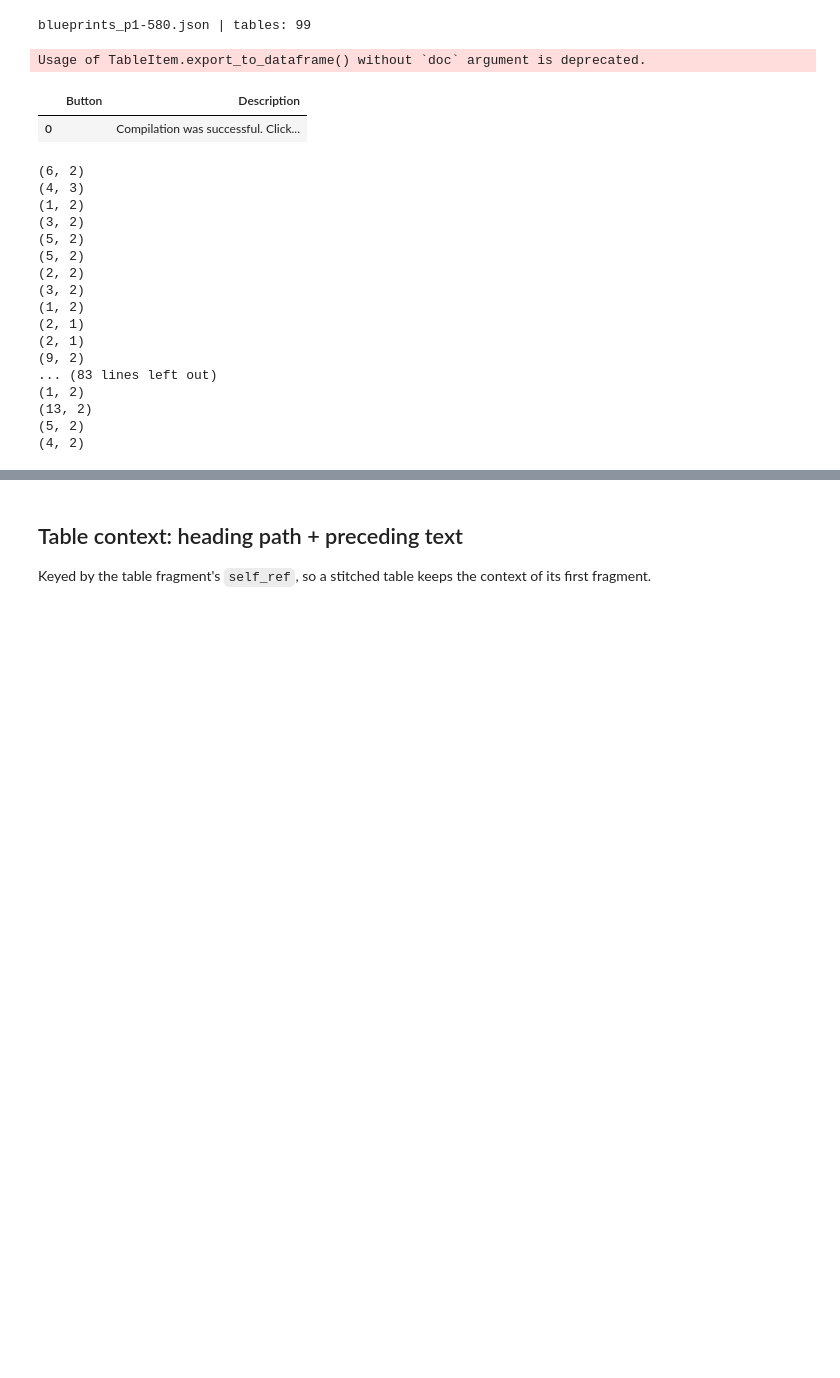
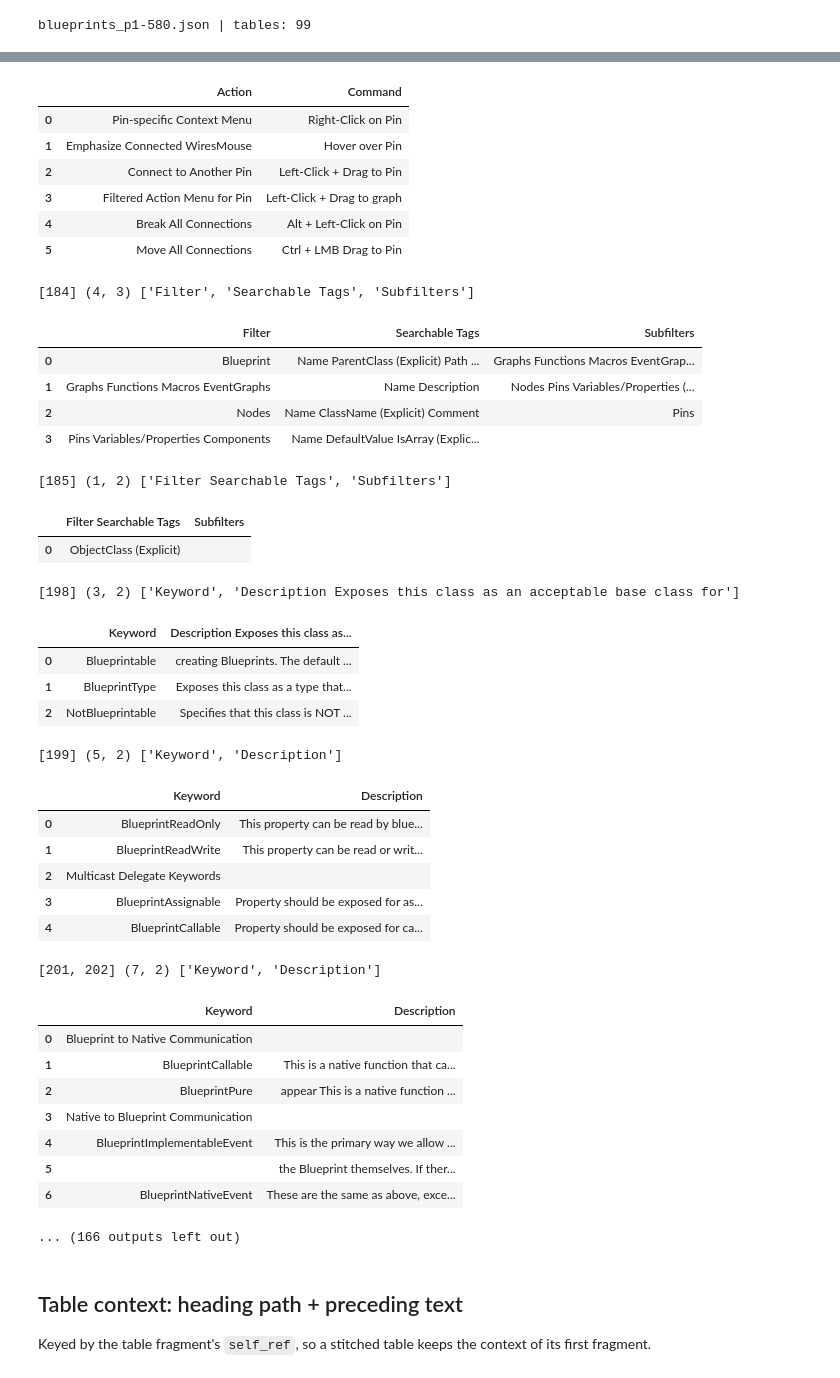
Before and after one commit to OMR125/UE5.7-RAG, a Jupyter notebook: notebooks/tableExtraction.ipynb, the cells around one changed output, grey strips where cells are left out. Cells and saved outputs as stored; diff of their text form; code cells hidden in the pictures; blank space fills up the shorter version.

Commit message:
cleaned notebook and testing the quality of tables retrieved

```diff
--- a/notebooks/tableExtraction.ipynb
+++ b/notebooks/tableExtraction.ipynb
@@ -53,38 +38,6 @@ doc = load_document()
 print(DOC_JSON.name, "| tables:", len(doc.tables))
 # %% [output]
 blueprints_p1-580.json | tables: 99
-# %%
-import pandas as pd
-pd.set_option("display.max_colwidth", None)
-
-table = doc.tables[-4]
-table_df = table.export_to_dataframe()
-table_df
-# %% [output]
-Usage of TableItem.export_to_dataframe() without `doc` argument is deprecated.
-|  | Button | Description |
-| 0 |  | Compilation was successful. Click... |
-# %%
-for table in doc.tables:
-    print(table.export_to_dataframe(doc=doc).shape)
-# %% [output]
-(6, 2)
-(4, 3)
-(1, 2)
-(3, 2)
-(5, 2)
-(5, 2)
-(2, 2)
-(3, 2)
-(1, 2)
-(2, 1)
-(2, 1)
-(9, 2)
-... (83 lines left out)
-(1, 2)
-(13, 2)
-(5, 2)
-(4, 2)
 # %%
 import re
 def clean(text) -> str:
@@ -147,10 +100,13 @@ def stitch_tables(doc):
         tables.append({"df": df, "pages": [page]})
     return tables
 # %%
+from IPython.display import display
+
 tables = stitch_tables(doc)
 print(len(doc.tables), "fragments ->", len(tables), "tables")
 for t in tables:
-        print(t["pages"], t["df"].shape, list(t["df"].columns)[:3])
+    print(t["pages"], t["df"].shape, list(t["df"].columns)[:3])
+    display(t["df"])
 # %% [output]
 99 fragments -> 89 tables
 [136] (6, 2) ['Action', 'Command']
@@ -172,3 +113,41 @@ for t in tables:
+|  | Action | Command |
+| 0 | Pin-specific Context Menu | Right-Click on Pin |
+| 1 | Emphasize Connected WiresMouse | Hover over Pin |
+| 2 | Connect to Another Pin | Left-Click + Drag to Pin |
+| 3 | Filtered Action Menu for Pin | Left-Click + Drag to graph |
+| 4 | Break All Connections | Alt + Left-Click on Pin |
+| 5 | Move All Connections | Ctrl + LMB Drag to Pin |
+[184] (4, 3) ['Filter', 'Searchable Tags', 'Subfilters']
+|  | Filter | Searchable Tags | Subfilters |
+| 0 | Blueprint | Name ParentClass (Explicit) Path ... | Graphs Functions Macros EventGrap... |
+| 1 | Graphs Functions Macros EventGraphs | Name Description | Nodes Pins Variables/Properties (... |
+| 2 | Nodes | Name ClassName (Explicit) Comment | Pins |
+| 3 | Pins Variables/Properties Components | Name DefaultValue IsArray (Explic... |  |
+[185] (1, 2) ['Filter Searchable Tags', 'Subfilters']
+|  | Filter Searchable Tags | Subfilters |
+| 0 | ObjectClass (Explicit) |  |
+[198] (3, 2) ['Keyword', 'Description Exposes this class as an acceptable base class for']
+|  | Keyword | Description Exposes this class as... |
+| 0 | Blueprintable | creating Blueprints. The default ... |
+| 1 | BlueprintType | Exposes this class as a type that... |
+| 2 | NotBlueprintable | Specifies that this class is NOT ... |
+[199] (5, 2) ['Keyword', 'Description']
+|  | Keyword | Description |
+| 0 | BlueprintReadOnly | This property can be read by blue... |
+| 1 | BlueprintReadWrite | This property can be read or writ... |
+| 2 | Multicast Delegate Keywords |  |
+| 3 | BlueprintAssignable | Property should be exposed for as... |
+| 4 | BlueprintCallable | Property should be exposed for ca... |
+[201, 202] (7, 2) ['Keyword', 'Description']
+|  | Keyword | Description |
+| 0 | Blueprint to Native Communication |  |
+| 1 | BlueprintCallable | This is a native function that ca... |
+| 2 | BlueprintPure | appear This is a native function ... |
+| 3 | Native to Blueprint Communication |  |
+| 4 | BlueprintImplementableEvent | This is the primary way we allow ... |
+| 5 |  | the Blueprint themselves. If ther... |
+| 6 | BlueprintNativeEvent | These are the same as above, exce... |
+... (166 outputs left out)
 # %% [markdown]
 ## Table context: heading path + preceding text
 
```
Also changed, not shown: parts of 3 cells of this notebook.
